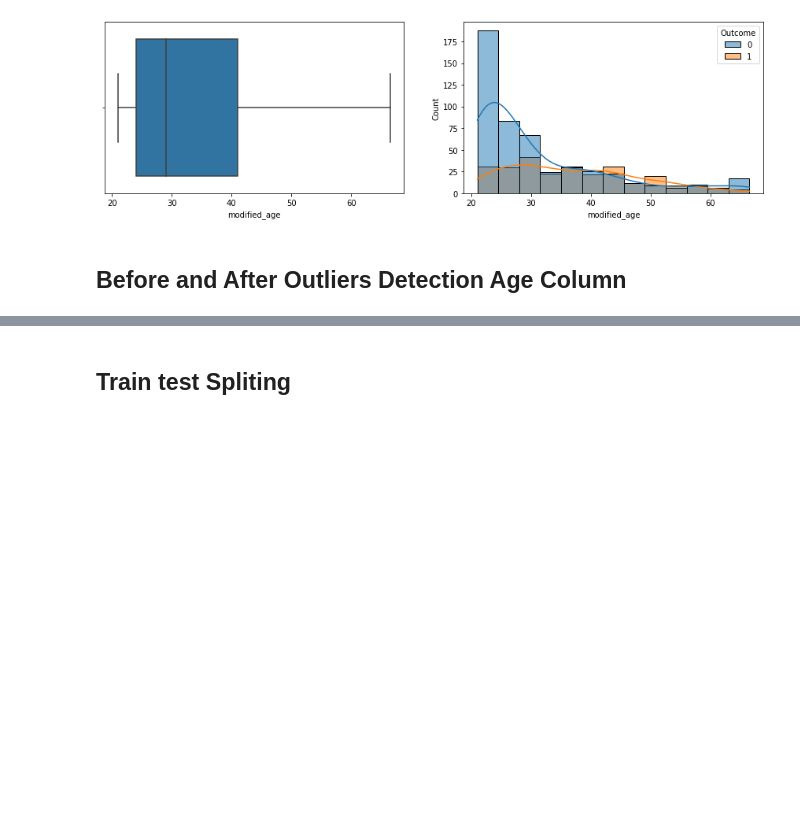
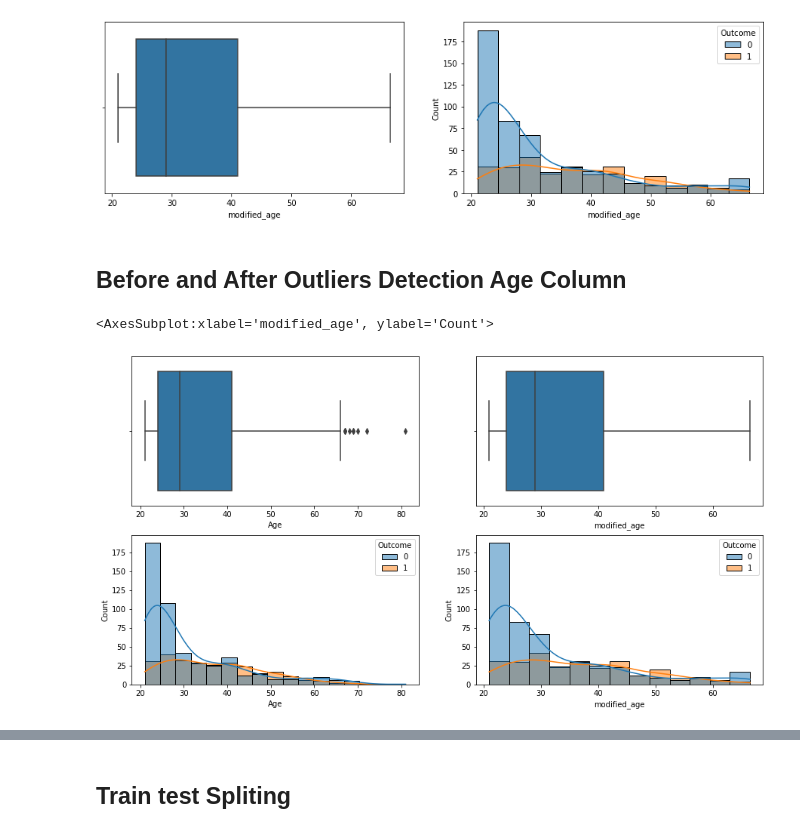
Before and after one commit to Sialsanwal/Data-Science, a Jupyter notebook: Pre-Processing of Diabaties.ipynb, the cells around one changed output, grey strips where cells are left out. Drawn from its saved outputs; the diff is of its cells as text; code cells hidden in the pictures; blank space fills up the shorter version.

```diff
--- a/Pre-Processing of Diabaties.ipynb
+++ b/Pre-Processing of Diabaties.ipynb
@@ -452,18 +452,24 @@ plt.show()
 # %% [markdown]
 ## Before and After Outliers Detection Age Column
 # %%
-fig = plt.figure(figsize=[15,4])
+fig = plt.figure(figsize=[15,8])
 
-plt.subplot(1,2,1)
+plt.subplot(2,2,1)
 sns.boxplot(x='Age', data=df)
 
-plt.subplot(1,2,2)
+
+
+plt.subplot(2,2,2)
+sns.boxplot(x='modified_age', data=df)
+
+plt.subplot(2,2,3)
 sns.histplot(data=df, hue='Outcome', x="Age",kde=True)
 
-plt.subplot(1,2,1)
-sns.boxplot(x='modified_age', data=df)
 
-plt.subplot(1,2,2)
+plt.subplot(2,2,4)
 sns.histplot(data=df, hue='Outcome', x="modified_age",kde=True)
+# %% [output]
+<AxesSubplot:xlabel='modified_age', ylabel='Count'>
+[figure, added]
 # %%
 df.columns
```
Also changed, not shown: parts of 9 cells of this notebook.
